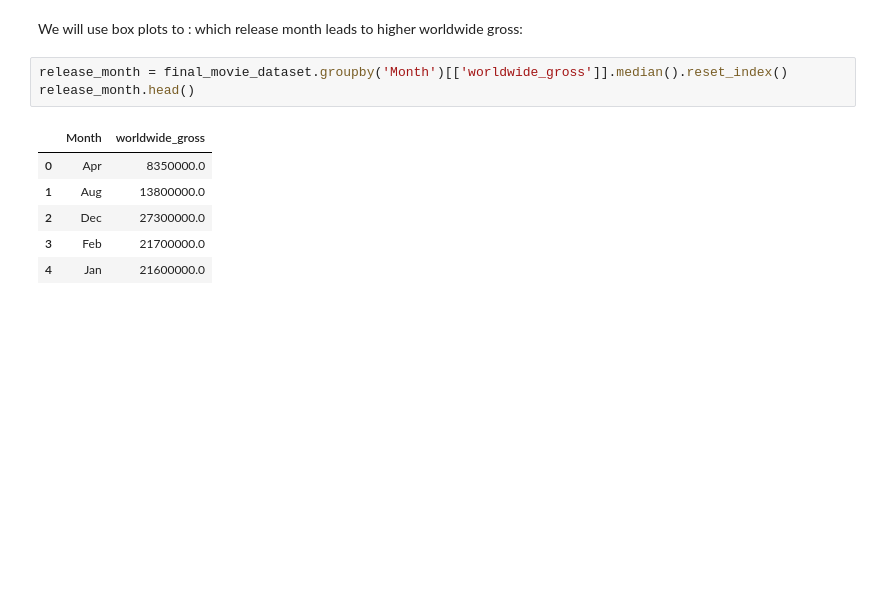
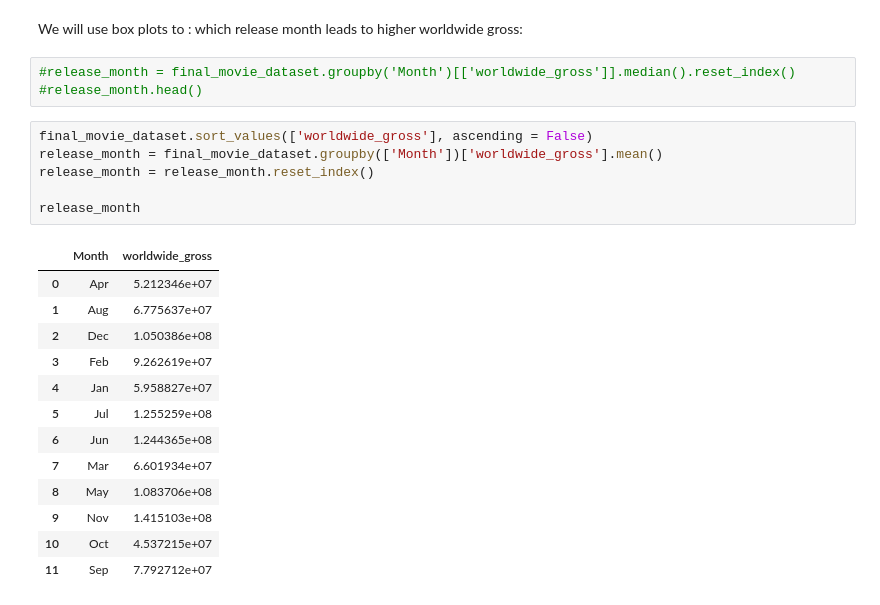
Before and after one commit to namitarana1/dsc-phase-1-project-v2-3, a Jupyter notebook: student.ipynb, the cells around one changed output. Saved outputs shown, nothing was run; the diff lists cells and outputs as text; blank space fills up the shorter version.

```diff
--- a/student.ipynb
+++ b/student.ipynb
@@ -528,12 +551,25 @@ plt.show()
 We will use box plots to :
 which release month leads to higher worldwide gross:
 # %%
-release_month = final_movie_dataset.groupby('Month')[['worldwide_gross']].median().reset_index()
-release_month.head()
+#release_month = final_movie_dataset.groupby('Month')[['worldwide_gross']].median().reset_index()
+#release_month.head()
-# %% [output]
-|  | Month | worldwide_gross |
-| 0 | Apr | 8350000.0 |
-| 1 | Aug | 13800000.0 |
-| 2 | Dec | 27300000.0 |
-| 3 | Feb | 21700000.0 |
-| 4 | Jan | 21600000.0 |
+# %%
+final_movie_dataset.sort_values(['worldwide_gross'], ascending = False)
+release_month = final_movie_dataset.groupby(['Month'])['worldwide_gross'].mean()
+release_month = release_month.reset_index()
+
+release_month
+# %% [output]
+|  | Month | worldwide_gross |
+| 0 | Apr | 5.212346e+07 |
+| 1 | Aug | 6.775637e+07 |
+| 2 | Dec | 1.050386e+08 |
+| 3 | Feb | 9.262619e+07 |
+| 4 | Jan | 5.958827e+07 |
+| 5 | Jul | 1.255259e+08 |
+| 6 | Jun | 1.244365e+08 |
+| 7 | Mar | 6.601934e+07 |
+| 8 | May | 1.083706e+08 |
+| 9 | Nov | 1.415103e+08 |
+| 10 | Oct | 4.537215e+07 |
+| 11 | Sep | 7.792712e+07 |
```
Also changed, not shown: parts of 14 cells of this notebook, 7 other files.
